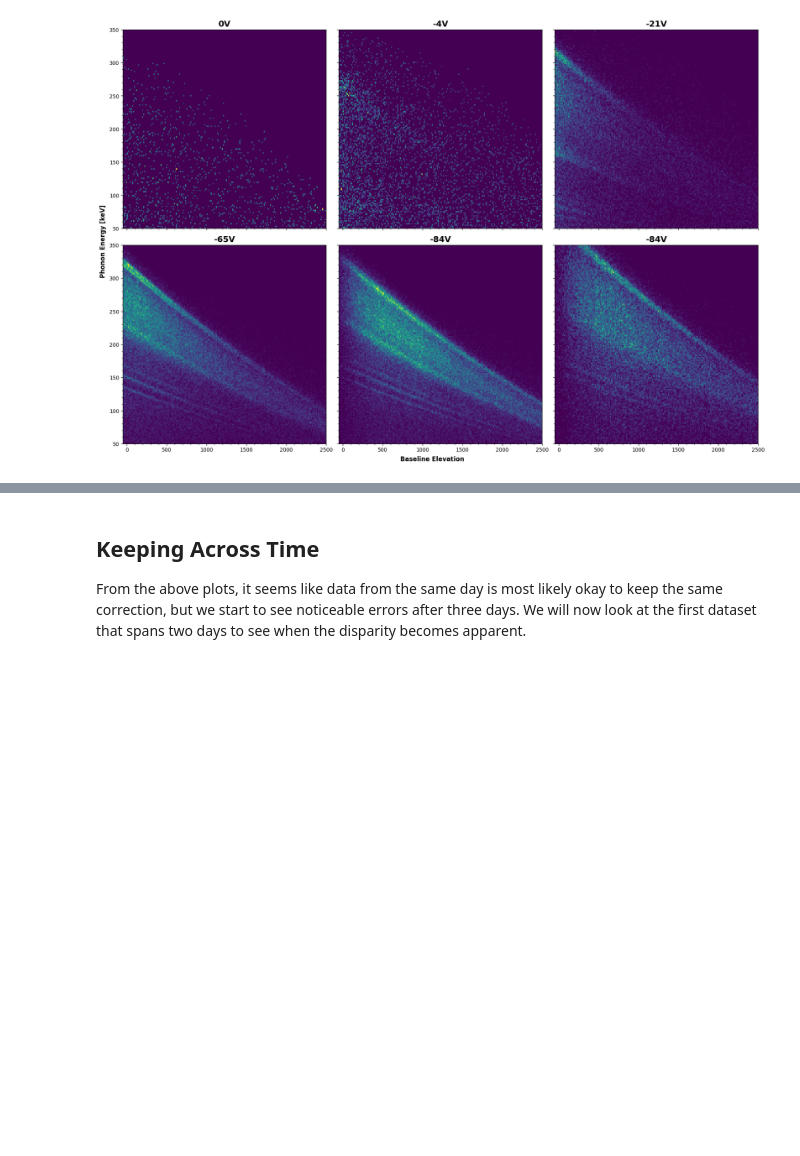
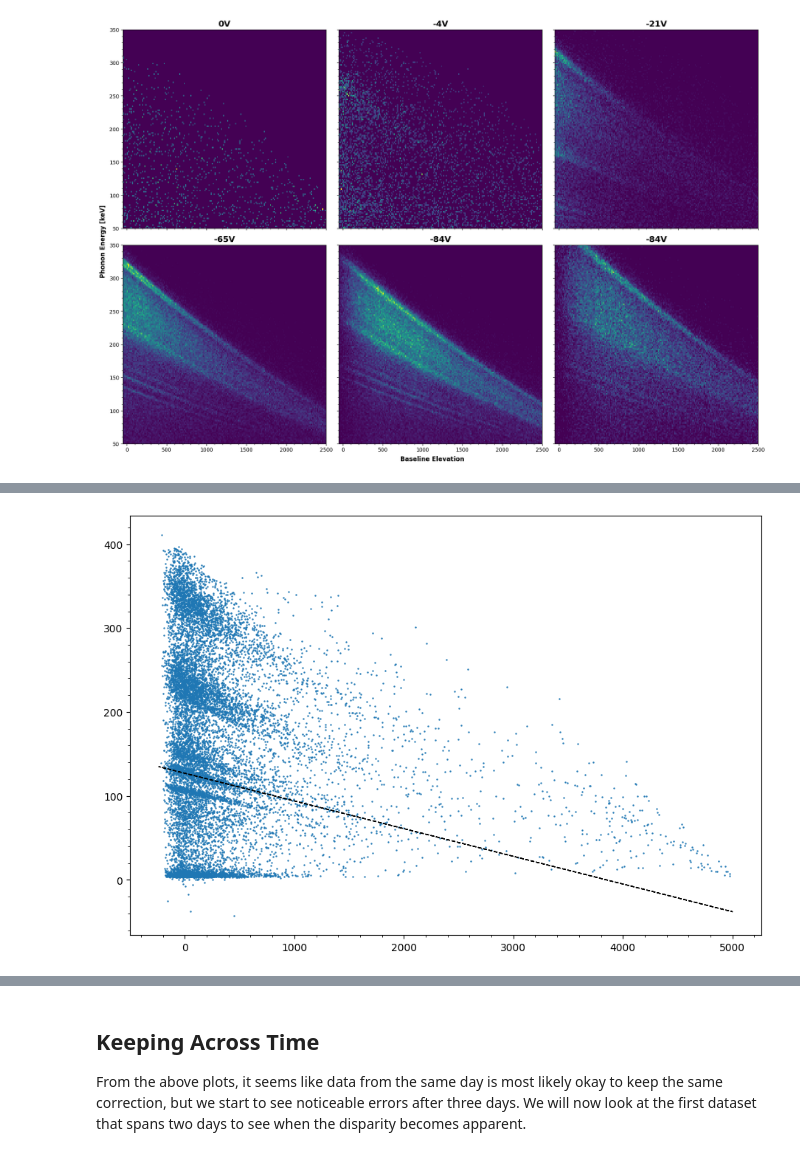
Before and after one commit to villano-lab/R76Analysis, a Jupyter notebook: CorrectionQueue.ipynb, the cells around one changed output, grey strips where cells are left out. Drawn from its saved outputs; the diff is of its cells as text; code cells hidden in the pictures; blank space fills up the shorter version.

```diff
--- a/CorrectionQueue.ipynb
+++ b/CorrectionQueue.ipynb
@@ -120,0 +153,13 @@ So, yes, it seems the issue is more with the data itself than the corection. The
+# %%
+#Take a look at this data
+x = z[0]['PSUMbs'][~z[0]['crand']]-18000
+y = z[0]['pt_keV'][~z[0]['crand']]
+
+#plt.scatter(x,y,s=0.1) #copypaste back in: & z[f]['cphi1']plt.show()
+plt.scatter(z[0]['PSUMbs'][~z[0]['crand'] & z[0]['cphi1']]-18000,
+            z[0]['pt_keV'][~z[0]['crand'] & z[0]['cphi1']],s=0.5)
+m = -0.033; b = 127
+plt.plot(x,line(x,m,b),color='k')
+plt.show()
+# %% [output]
+[figure, added]
```
Also changed, not shown: parts of 30 cells of this notebook.
